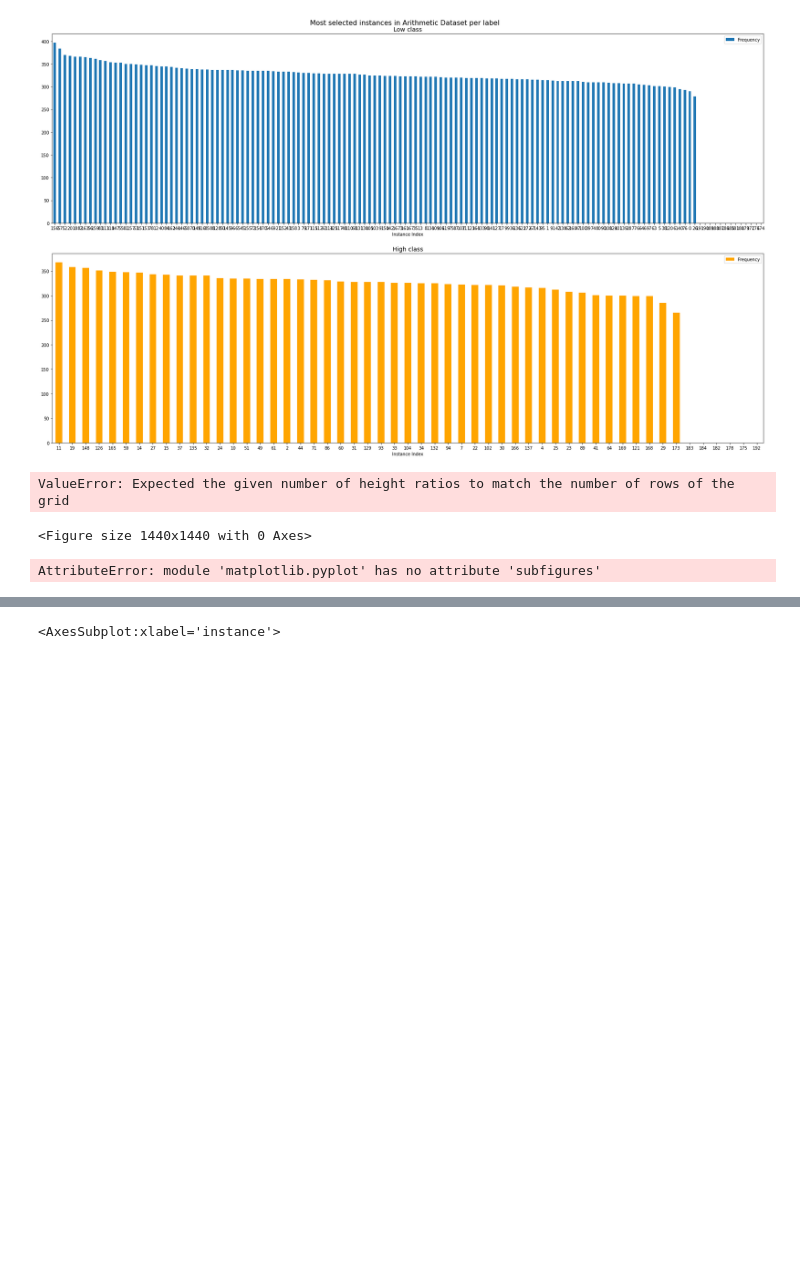
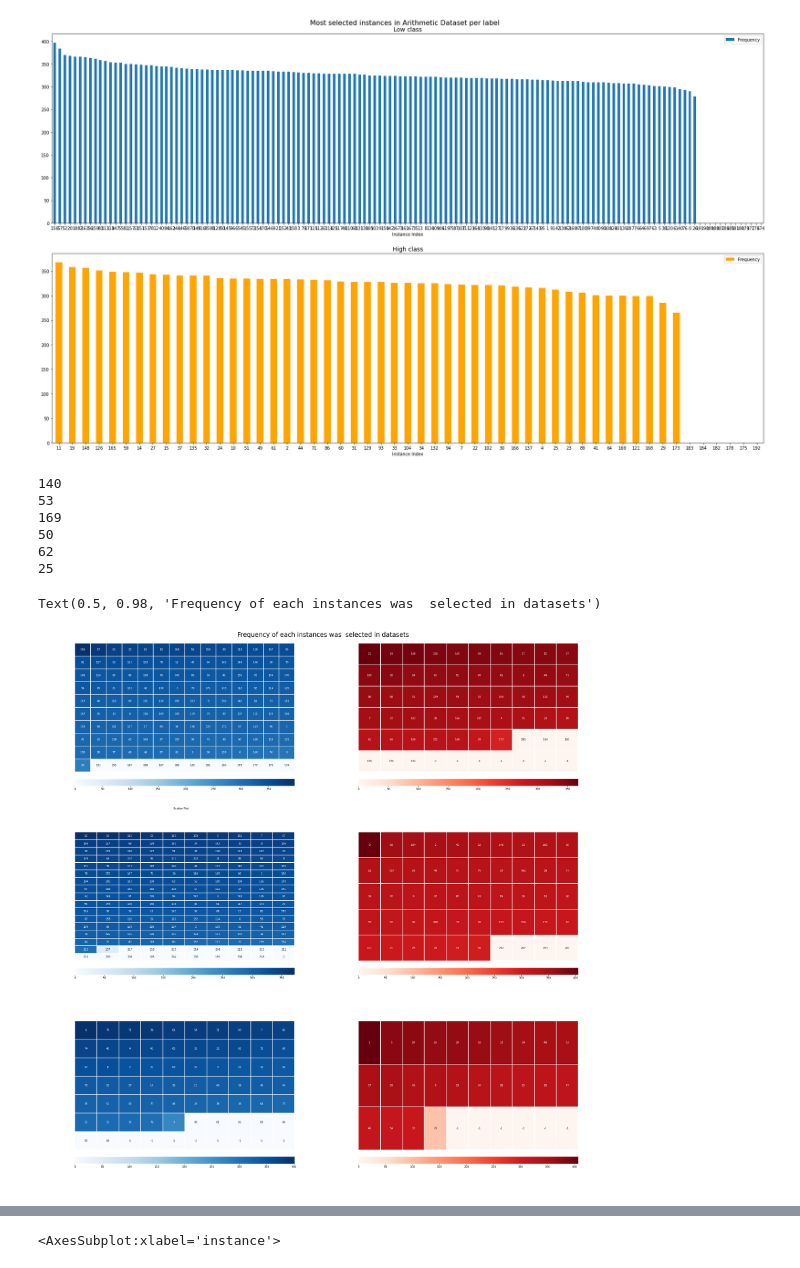
Before and after one commit to HenriqueHott/miloud-2013-ant-is, a Jupyter notebook: analytics.ipynb, the cells around one changed output, grey strips where cells are left out. Cells and saved outputs as stored; diff of their text form; code cells hidden in the pictures; blank space fills up the shorter version.

Commit message:
Finally understading Matplotlib

```diff
--- a/analytics.ipynb
+++ b/analytics.ipynb
@@ -215,15 +215,16 @@ arit_sup_selected.plot.bar(x='Instance Index', y='Frequency', ax=axes[1], rot=0,
 <AxesSubplot:title={'center':'High class'}, xlabel='Instance Index'>
 [figure]
 # %%
-def create_heatmap_instances(freq, i, ax, pallete):
-
-    # f, (ax, cbar_ax) = plt.subplots(2, gridspec_kw=grid_kws)
+def create_heatmap_instances(freq, i, fig, pallete):
+    grid_kws = {"height_ratios": (.9, .05), "hspace": .1}
+    (ax, cbar_ax) = fig.subplots(2, gridspec_kw=grid_kws)
     sns.heatmap(
     freq,
     cmap =pallete,
     linewidths = 0.30,
     annot=i,
     ax=ax,
+    cbar_ax=cbar_ax,
     square=False,
     fmt='g',
     xticklabels=False,
@@ -235,10 +236,13 @@ def create_heatmap_instances(freq, i, ax, pallete):
     # ax_map.set_ylabel('Instance index', fontsize=14)
     # cbar_ax.set_title("Frequency of Insntance was selected", fontsize=14)
 
-plt.rcParams['figure.figsize'] = (20, 20)
-grid_kws = {"height_ratios": (.9, .05), "hspace": .1}
-fig, axes = plt.subplots(3,2, grid_kws=grid_kws)
-# data = arit_inf_selected.drop(columns=["label", "hash"])
+plt.rcParams['figure.figsize'] = (30, 30)
+main_fig = plt.figure()
+
+(fig_arit_inf, fig_arit_sup, fig_esc_inf, fig_esc_sup, fig_leit_inf, fig_leit_sup) = main_fig.subfigures(3,2).ravel()
+
+fig_arit_inf.text(.5, .0001, "Scatter Plot", ha='center')
+
 data_arit_inf = pd.DataFrame(
     arit_inf_selected['Frequency'].to_numpy(),
     columns=['freq'],
@@ -247,7 +251,7 @@ data_arit_inf = pd.DataFrame(
 print(len(data_arit_inf['freq']))
 freq = data_arit_inf['freq'].to_numpy().reshape(10, 14)
 i = data_arit_inf.index.to_numpy().reshape(10, 14).astype('int32')
-create_heatmap_instances(freq, i, axes[0][0], "Blues")
+create_heatmap_instances(freq, i, fig_arit_inf, "Blues")
 
 data_arit_sup = pd.DataFrame(
     arit_sup_selected['Frequency'].to_numpy(),
@@ -260,7 +264,7 @@ freq.resize(6,10)
 i = data_arit_sup.index.to_numpy().copy()
 i.resize(6,10)
 i[-1, 3:] = -1
-create_heatmap_instances(freq, i, axes[0][1], "Reds")
+create_heatmap_instances(freq, i, fig_arit_sup, "Reds")
 
 data_esc_inf = pd.DataFrame(
     esc_inf_selected['Frequency'].to_numpy(),
@@ -273,7 +277,7 @@ freq.resize(17,10)
 i = data_esc_inf.index.to_numpy().copy()
 i.resize(17,10)
 i[-1,-1] = -1
-create_heatmap_instances(freq, i, axes[1][0], "Blues")
+create_heatmap_instances(freq, i, fig_esc_inf, "Blues")
 
 data_esc_sup = pd.DataFrame(
     esc_sup_selected['Frequency'].to_numpy(),
@@ -283,7 +287,7 @@ data_esc_sup = pd.DataFrame(
 print(len(data_esc_sup['freq']))
 freq = data_esc_sup['freq'].to_numpy().reshape(5,10)
 i = data_esc_sup.index.to_numpy().reshape(5,10)
-create_heatmap_instances(freq, i, axes[1][1], "Reds")
+create_heatmap_instances(freq, i, fig_esc_sup, "Reds")
 
 data_leit_inf = pd.DataFrame(
     leit_inf_selected['Frequency'].to_numpy(),
@@ -296,7 +300,7 @@ freq.resize(7,10)
 i = data_leit_inf.index.to_numpy().copy()
 i.resize(7,10)
 i[-1,2:] = -1
-create_heatmap_instances(freq, i, axes[2][0], "Blues")
+create_heatmap_instances(freq, i, fig_leit_inf, "Blues")
 
 data_leit_sup = pd.DataFrame(
     leit_sup_selected['Frequency'].to_numpy(),
@@ -309,9 +313,8 @@ freq.resize(3,10)
 i = data_leit_sup.index.to_numpy().copy()
 i.resize(3,10)
 i[-1,4:] = -1
-create_heatmap_instances(freq, i, axes[2][1], "Reds")
+create_heatmap_instances(freq, i, fig_leit_sup, "Reds")
 
-fig.tight_layout(pad=5)
-fig.suptitle("Frequency of each instances was  selected in datasets", fontsize=18)
+main_fig.suptitle("Frequency of each instances was  selected in datasets", fontsize=24)
 
 # RdYlGn
@@ -319,10 +322,12 @@ fig.suptitle("Frequency of each instances was  selected in datasets", fontsize=1
 #
 
 # print(data2)
 # %% [output]
-ValueError: Expected the given number of height ratios to match the number of rows of the grid
+140
+53
+169
+50
+62
+25
-<Figure size 1440x1440 with 0 Axes>
+Text(0.5, 0.98, 'Frequency of each instances was  selected in datasets')
+[figure, added]
-# %%
-teste = plt.subfigures(3,2)
-# %% [output]
-AttributeError: module 'matplotlib.pyplot' has no attribute 'subfigures'
```
Also changed, not shown: parts of 1 cell of this notebook.
